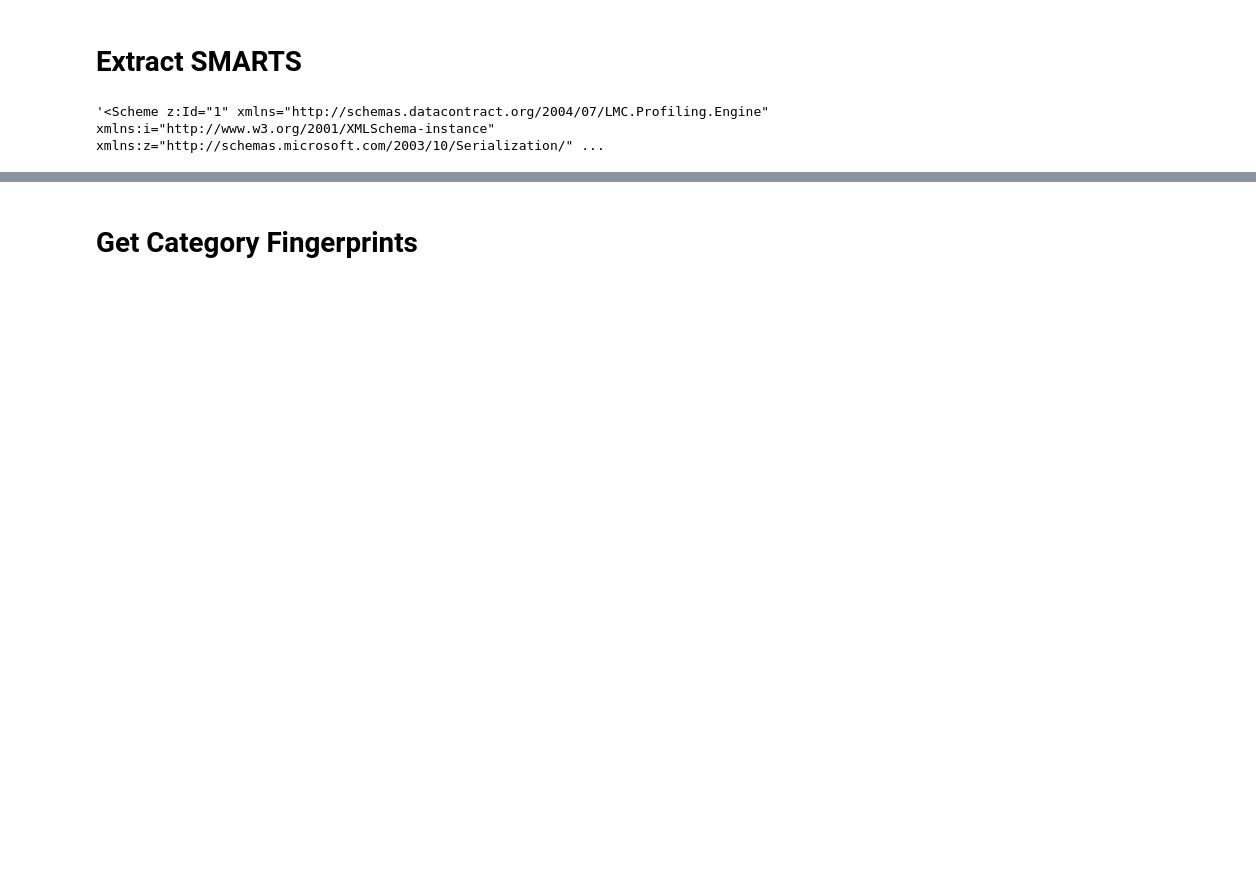
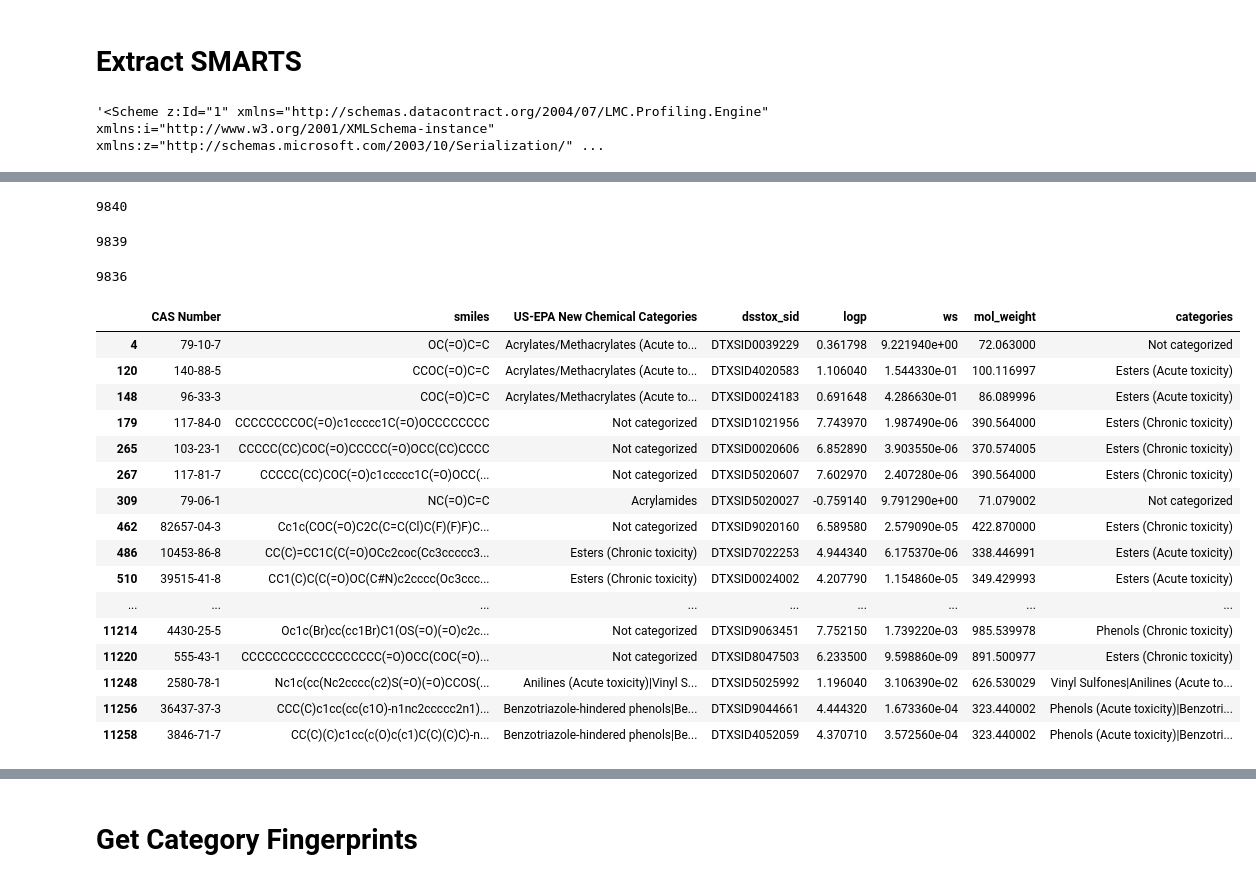
Before and after one commit to georgehelman/genra, a Jupyter notebook: notebooks/rax/rax-genra-epa-categories.ipynb, the cells around one changed output, grey strips where cells are left out. Saved outputs shown, nothing was run; the diff lists cells and outputs as text; code cells hidden in the pictures; blank space fills up the shorter version.

Commit message:
Works alright for some categories

```diff
--- a/notebooks/rax/rax-genra-epa-categories.ipynb
+++ b/notebooks/rax/rax-genra-epa-categories.ipynb
@@ -153,0 +264,3 @@ tests={k:v.values()[0] for k,v in tests.iteritems()}
+# %%
+df=pd.read_excel(DAT_DIR+'toxval_epa_categories.xlsx')
+len(df1)
@@ -153,0 +286,36 @@ tests={k:v.values()[0] for k,v in tests.iteritems()}
+# %%
+df['dsstox_sid']=df['CAS Number'].map(sids_dict)
+df['logp']=df['dsstox_sid'].map(logp_dict)
+df['ws']=df['dsstox_sid'].map(ws_dict)
+df['mol_weight']=df['dsstox_sid'].map(weight_dict)
+df=df.drop(['Molecular Formula','Predefined substance type','Additional Ids','Composition','CAS Smiles relation'],'columns')
+df=df.rename(columns={'SMILES':'smiles'})
+df=df[pd.notnull(df).all(axis=1)]
+len(df)
+# %% [output]
+9840
+# %%
+#from pymongo import InsertOne
+toxval_cats={}
+for i,row in df.iterrows():
+    record=dict(row)
+    sid=record['dsstox_sid']
+    mol=Chem.MolFromSmiles(record['smiles'])
+    if not mol:
+        print(i)
+        continue
+    categories=[category for category,test in tests.iteritems() if test.run_query(record)]
+    if len(categories)==0:
+        toxval_cats[sid]='Not categorized'
+    else:
+        toxval_cats[sid]=categories='|'.join(categories)
+# %%
+df['categories']=df['dsstox_sid'].map(toxval_cats)
+df=df[pd.notnull(df['categories'])]
+len(df)
+# %% [output]
+9839
+# %%
+len(toxval_cats)
+# %% [output]
+9836
@@ -153,0 +326,24 @@ tests={k:v.values()[0] for k,v in tests.iteritems()}
+# %%
+import re
+esc_bad_cats=[re.escape(c) for c in bad_cats]
+mismatched=df[~(df['US-EPA New Chemical Categories'].str.contains('|'.join(esc_bad_cats))) & (df['US-EPA New Chemical Categories']!=df['categories'])]
+with pd.option_context('display.max_rows', None):
+    mismatched
+# %% [output]
+|  | CAS Number | smiles | US-EPA New Chemical Categories | dsstox_sid | logp | ws | mol_weight | categories |
+| 4 | 79-10-7 | OC(=O)C=C | Acrylates/Methacrylates (Acute to... | DTXSID0039229 | 0.361798 | 9.221940e+00 | 72.063000 | Not categorized |
+| 120 | 140-88-5 | CCOC(=O)C=C | Acrylates/Methacrylates (Acute to... | DTXSID4020583 | 1.106040 | 1.544330e-01 | 100.116997 | Esters (Acute toxicity) |
+| 148 | 96-33-3 | COC(=O)C=C | Acrylates/Methacrylates (Acute to... | DTXSID0024183 | 0.691648 | 4.286630e-01 | 86.089996 | Esters (Acute toxicity) |
+| 179 | 117-84-0 | CCCCCCCCOC(=O)c1ccccc1C(=O)OCCCCCCCC | Not categorized | DTXSID1021956 | 7.743970 | 1.987490e-06 | 390.564000 | Esters (Chronic toxicity) |
+| 265 | 103-23-1 | CCCCC(CC)COC(=O)CCCCC(=O)OCC(CC)CCCC | Not categorized | DTXSID0020606 | 6.852890 | 3.903550e-06 | 370.574005 | Esters (Chronic toxicity) |
+| 267 | 117-81-7 | CCCCC(CC)COC(=O)c1ccccc1C(=O)OCC(... | Not categorized | DTXSID5020607 | 7.602970 | 2.407280e-06 | 390.564000 | Esters (Chronic toxicity) |
+| 309 | 79-06-1 | NC(=O)C=C | Acrylamides | DTXSID5020027 | -0.759140 | 9.791290e+00 | 71.079002 | Not categorized |
+| 462 | 82657-04-3 | Cc1c(COC(=O)C2C(C=C(Cl)C(F)(F)F)C... | Not categorized | DTXSID9020160 | 6.589580 | 2.579090e-05 | 422.870000 | Esters (Chronic toxicity) |
+| 486 | 10453-86-8 | CC(C)=CC1C(C(=O)OCc2coc(Cc3ccccc3... | Esters (Chronic toxicity) | DTXSID7022253 | 4.944340 | 6.175370e-06 | 338.446991 | Esters (Acute toxicity) |
+| 510 | 39515-41-8 | CC1(C)C(C(=O)OC(C#N)c2cccc(Oc3ccc... | Esters (Chronic toxicity) | DTXSID0024002 | 4.207790 | 1.154860e-05 | 349.429993 | Esters (Acute toxicity) |
+| ... | ... | ... | ... | ... | ... | ... | ... | ... |
+| 11214 | 4430-25-5 | Oc1c(Br)cc(cc1Br)C1(OS(=O)(=O)c2c... | Not categorized | DTXSID9063451 | 7.752150 | 1.739220e-03 | 985.539978 | Phenols (Chronic toxicity) |
+| 11220 | 555-43-1 | CCCCCCCCCCCCCCCCCC(=O)OCC(COC(=O)... | Not categorized | DTXSID8047503 | 6.233500 | 9.598860e-09 | 891.500977 | Esters (Chronic toxicity) |
+| 11248 | 2580-78-1 | Nc1c(cc(Nc2cccc(c2)S(=O)(=O)CCOS(... | Anilines (Acute toxicity)|Vinyl S... | DTXSID5025992 | 1.196040 | 3.106390e-02 | 626.530029 | Vinyl Sulfones|Anilines (Acute to... |
+| 11256 | 36437-37-3 | CCC(C)c1cc(cc(c1O)-n1nc2ccccc2n1)... | Benzotriazole-hindered phenols|Be... | DTXSID9044661 | 4.444320 | 1.673360e-04 | 323.440002 | Phenols (Acute toxicity)|Benzotri... |
+| 11258 | 3846-71-7 | CC(C)(C)c1cc(c(O)c(c1)C(C)(C)C)-n... | Benzotriazole-hindered phenols|Be... | DTXSID4052059 | 4.370710 | 3.572560e-04 | 323.440002 | Phenols (Acute toxicity)|Benzotri... |
```
Also changed, not shown: parts of 51 cells of this notebook.
